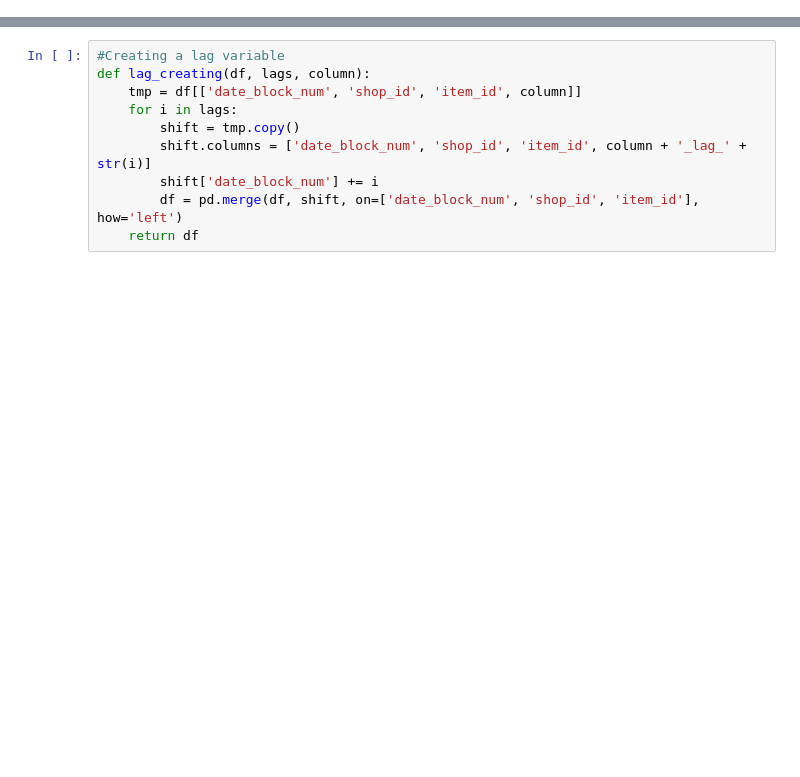
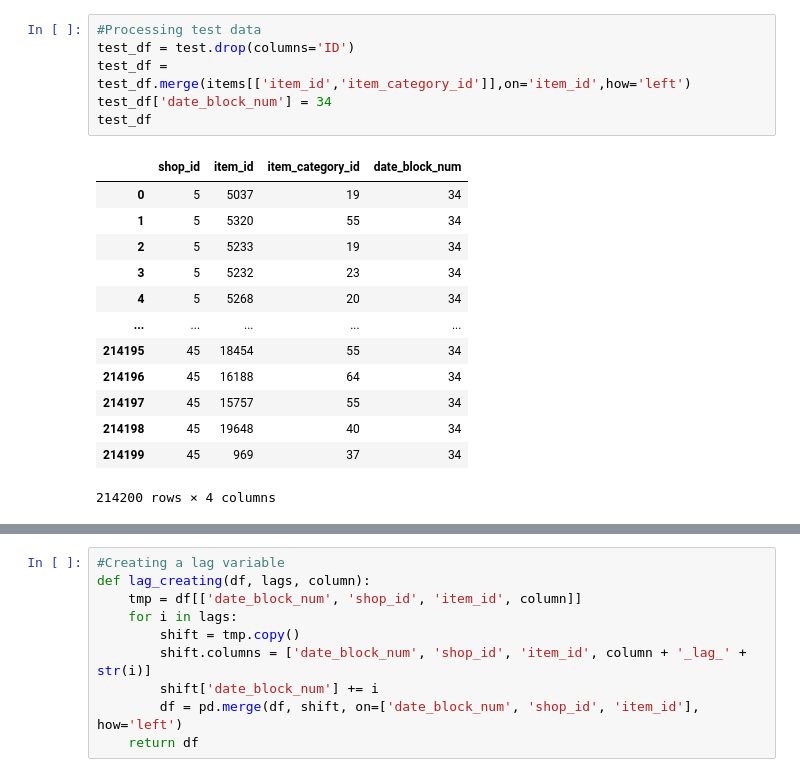
Before and after one commit to stpykag/competitive-data-science-predict-future-sales, a Jupyter notebook: prediction.ipynb, the cells around one changed output, grey strips where cells are left out. Cells and saved outputs as stored; diff of their text form; blank space fills up the shorter version.

```diff
--- a/prediction.ipynb
+++ b/prediction.ipynb
@@ -30 +45,21 @@ items = pd.read_csv(PATH+"items.csv")
+# %%
+#Processing test data
+test_df = test.drop(columns='ID')
+test_df = test_df.merge(items[['item_id','item_category_id']],on='item_id',how='left')
+test_df['date_block_num'] = 34
+test_df
+# %% [output]
+|  | shop_id | item_id | item_category_id | date_block_num |
+| 0 | 5 | 5037 | 19 | 34 |
+| 1 | 5 | 5320 | 55 | 34 |
+| 2 | 5 | 5233 | 19 | 34 |
+| 3 | 5 | 5232 | 23 | 34 |
+| 4 | 5 | 5268 | 20 | 34 |
+| ... | ... | ... | ... | ... |
+| 214195 | 45 | 18454 | 55 | 34 |
+| 214196 | 45 | 16188 | 64 | 34 |
+| 214197 | 45 | 15757 | 55 | 34 |
+| 214198 | 45 | 19648 | 40 | 34 |
+| 214199 | 45 | 969 | 37 | 34 |
+214200 rows × 4 columns
 # %%
```
Also changed, not shown: parts of 47 cells of this notebook.
